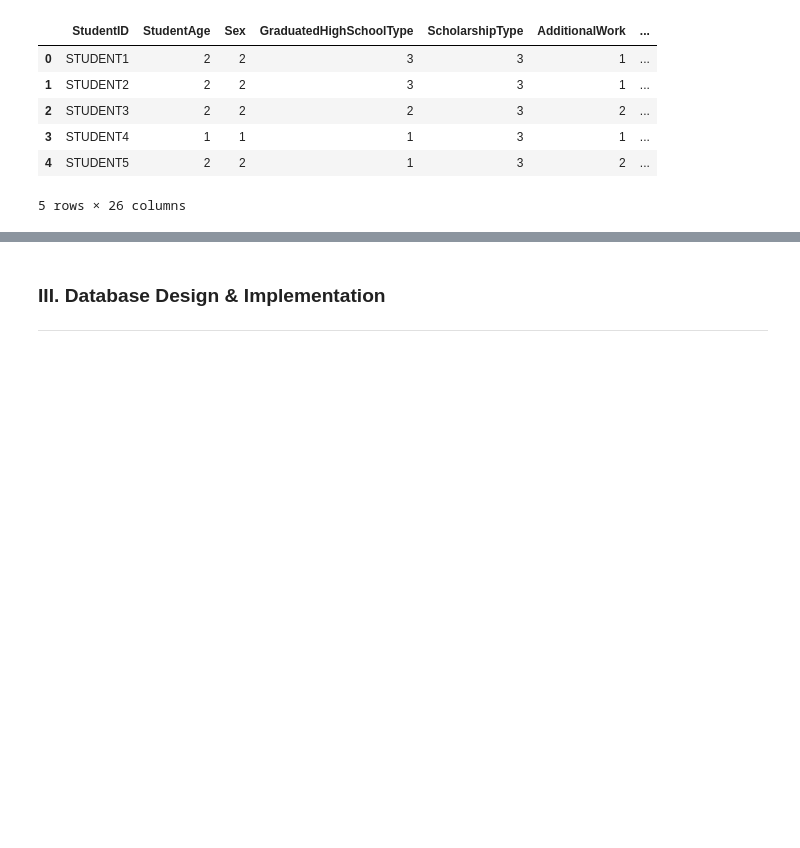
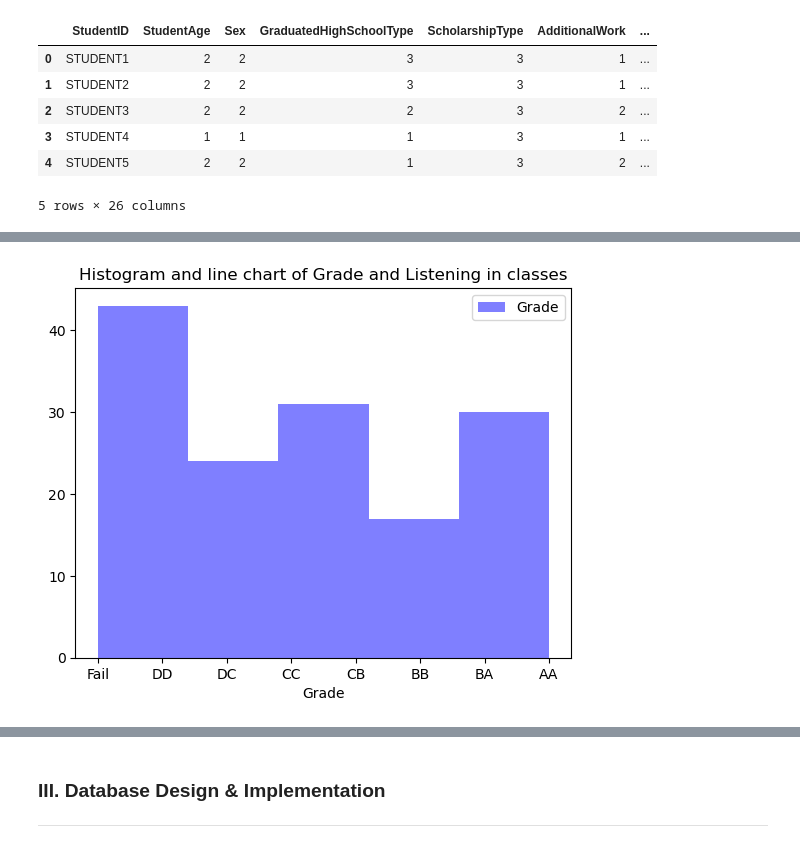
Before and after one commit to andreawcy/Project_4_Online-course-engagement-analysis, a Jupyter notebook: notebook_draft.ipynb, the cells around one changed output, grey strips where cells are left out. Drawn from its saved outputs; the diff is of its cells as text; code cells hidden in the pictures; blank space fills up the shorter version.

```diff
--- a/notebook_draft.ipynb
+++ b/notebook_draft.ipynb
@@ -58,0 +234,20 @@ performance.head()
+# %%
+# Create a histogram for both variables
+plt.hist(master_df['Grade'], bins=5, color='blue', alpha=0.5, label='Grade')
+
+
+# Add title and labels
+plt.title('Histogram and line chart of Grade and Listening in classes')
+plt.xlabel('Grade')
+
+# Update tick labels for x-axis
+grade_labels = ['Fail', 'DD', 'DC', 'CC', 'CB', 'BB', 'BA', 'AA']
+plt.xticks(ticks=range(len(grade_labels)), labels=grade_labels)
+
+# Add legend
+plt.legend()
+
+# Show the plot
+plt.show()
+# %% [output]
+[figure, added]
```
Also changed, not shown: parts of 19 cells of this notebook.
